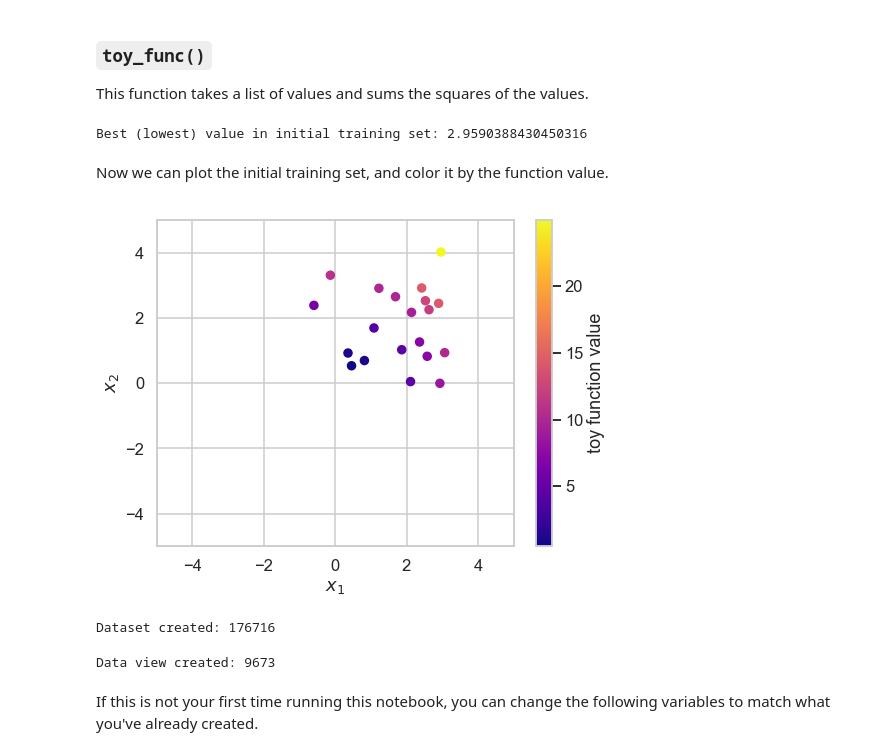
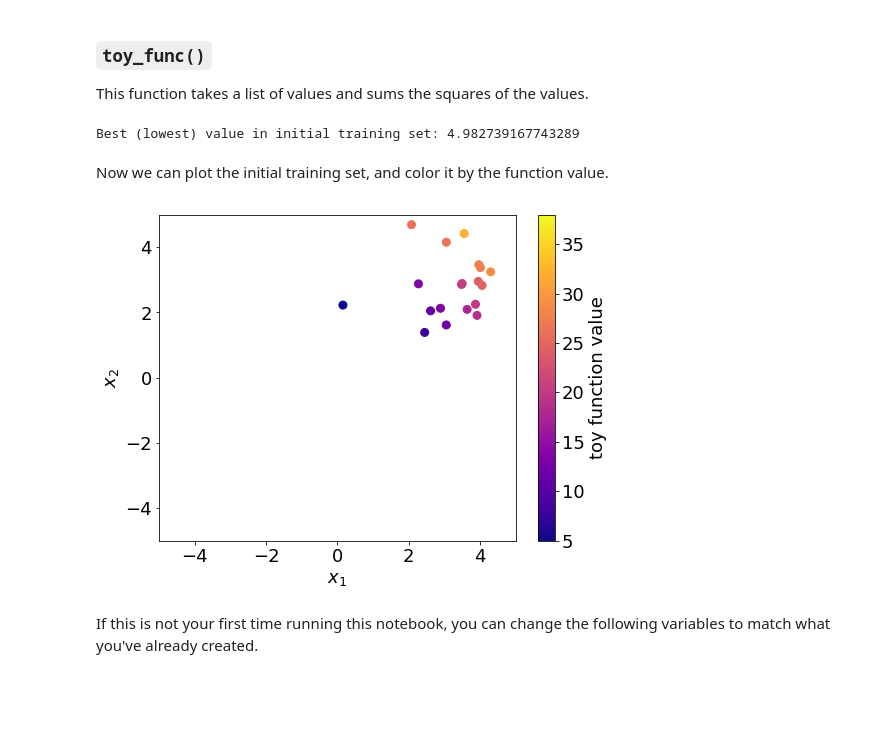
Before and after one commit to CitrineInformatics/learn-citrination, a Jupyter notebook: citrination_api_examples/clients_sequence/5_sequential_learning_api_tutorial.ipynb, the cells around one changed output. Saved outputs shown, nothing was run; the diff lists cells and outputs as text; code cells hidden in the pictures; blank space fills up the shorter version.

```diff
--- a/citrination_api_examples/clients_sequence/5_sequential_learning_api_tutorial.ipynb
+++ b/citrination_api_examples/clients_sequence/5_sequential_learning_api_tutorial.ipynb
@@ -50,12 +50,11 @@ This notebook uses some convenience functions to wrap several API endpoints. The
 # %%
 # Standard packages
 import os
+import uuid
 
 # Third-party packages
 from sequential_learning_wrappers import *   # Helper functions to wrap several API endpoints together
 %matplotlib inline
-sns.set_context("talk")
-sns.set_style("whitegrid")
 # %% [markdown]
 ## Initialize the PyCC
 
@@ -81,28 +80,28 @@ def toy_func(inputs):
     return np.sum(np.square(inputs))
 # %%
 # Generate random inputs and outputs
-toy_x = [np.random.normal(loc=2.0, scale=1.0, size=(1, 2))[0] for x in range(20)]
+toy_x = [np.random.normal(loc=3.0, scale=1.0, size=(1, 2))[0] for x in range(20)]
 toy_y = [toy_func(x) for x in toy_x]
 
 initial_best_measured_value = min(toy_y)
 
 print(f"Best (lowest) value in initial training set: {initial_best_measured_value}")
 # %% [output]
-Best (lowest) value in initial training set: 2.9590388430450316
+Best (lowest) value in initial training set: 4.982739167743289
 # %% [markdown]
 Now we can plot the initial training set, and color it by the function value.
 # %%
 # Plot initial training set, colored by toy function values
-plt.rcParams.update({'figure.figsize':(8, 6), 'lines.markersize':8})
+plt.rcParams.update({'figure.figsize':(8, 6), 'font.size':18, 'lines.markersize':8})
 plt.scatter(np.array(toy_x)[:,0], np.array(toy_x)[:,1],
             c=toy_y, cmap=plt.cm.plasma)
 plt.colorbar(label='toy function value')
 plt.xlabel(r'$x_1$')
 plt.ylabel(r'$x_2$')
 plt.xlim(-5,5)
 plt.ylim(-5,5)
 plt.show()
 # %% [output]
-[figure, old version]
+[figure, new version]
 # %%
 # Write a PIF JSON dataset file
@@ -110,25 +111,22 @@ write_dataset_from_func(toy_func, "toy_initial_dataset.json", toy_x)
 # %%
 # Make a dataset, upload to Citrination, return/print the ID
+dataset_name = output_file.split('.')[0]
 dataset_id = upload_data_and_get_id(
     client,
-    "toy_initial_dataset",
-    "toy_initial_dataset.json",
+    dataset_name,
+    output_file,
     create_new_version=True,
-#   given_dataset_id=175197
 )
 print(f"Dataset created: {dataset_id}")
 print(f"Dataset URL: {site}/datasets/{dataset_id}")
-# %% [output]
-Dataset created: 176716
 # %%
 # Make a data view on Citrination, return/print the ID
-view_id = build_view_and_get_id(client, dataset_id, "toy_view", view_desc="toy test view",
+view_name = 'toy_view_{}'.format(random_string)
+view_id = build_view_and_get_id(client, dataset_id, view_name, view_desc="toy test view",
                       input_keys=["Property x1", "Property x2"], output_keys=["Property y"])
 
 print(f"Data view created: {view_id}")
 print(f"Data view URL: {site}/data_views/{view_id}")
-# %% [output]
-Data view created: 9673
 # %% [markdown]
 If this is not your first time running this notebook, you can change the following variables to match what you've already created.
 # %%
```
Also changed, not shown: parts of 3 cells of this notebook, 5 other files.
